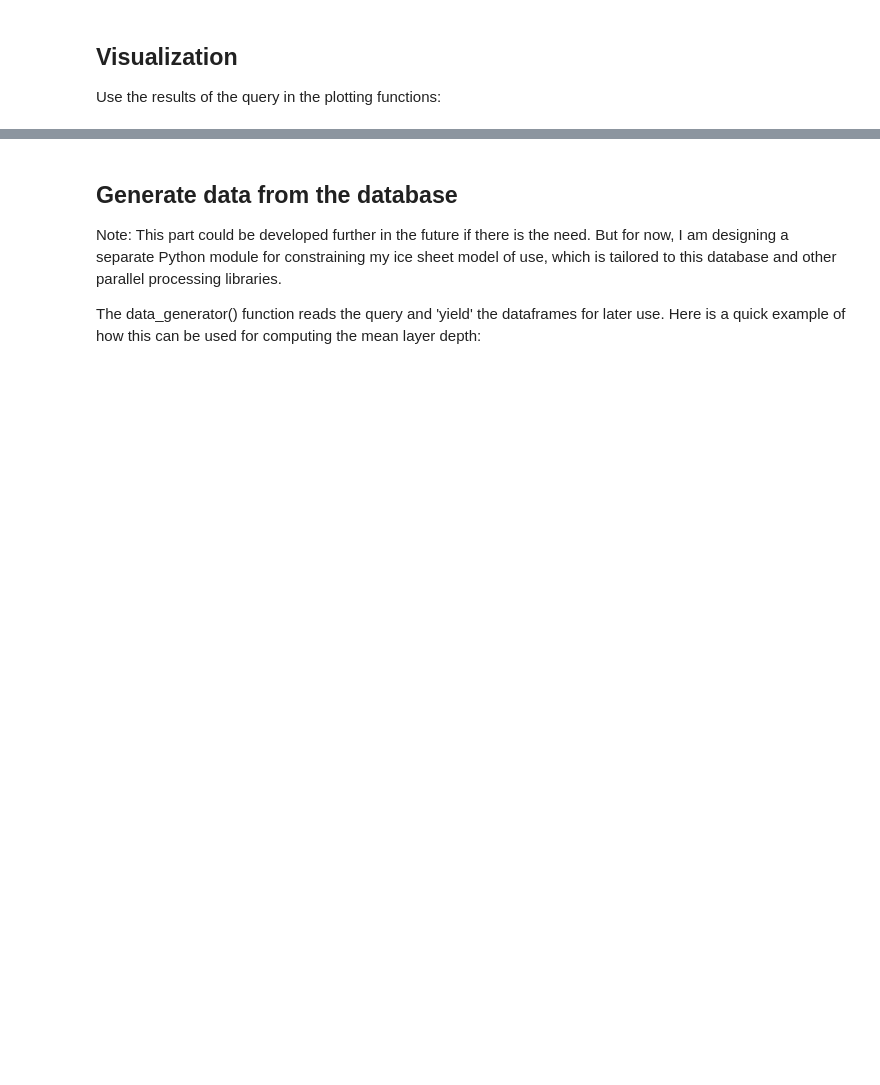
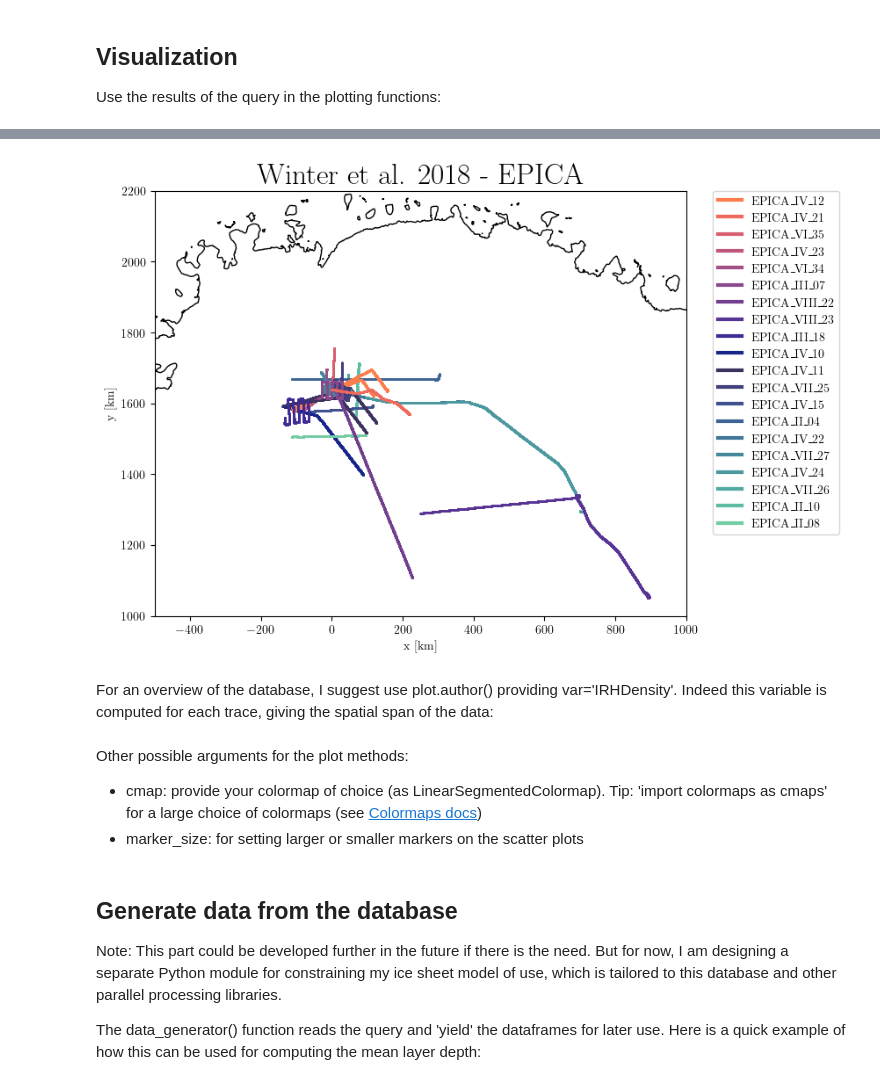
Before and after one commit to antoinehermant/anta_database, a Jupyter notebook: book/quick_start.ipynb, the cells around one changed output, grey strips where cells are left out. Drawn from its saved outputs; the diff is of its cells as text; code cells hidden in the pictures; blank space fills up the shorter version.

```diff
--- a/book/quick_start.ipynb
+++ b/book/quick_start.ipynb
@@ -72,0 +122,11 @@ db.plotXYDepth(results, title='AntArchitecture 38(.1)ka isochrone depth',
+# %%
+results = db.query(author='Winter%', var='IRHDensity', trace_id=['EPICA%'])
+db.plot.trace_id(results, title='Winter et al. 2018 - EPICA',
+                xlim=(-500, 1000),
+                ylim=(1000, 2200),
+                latex=True,
+                )
+# %% [output]
+[figure, added]
+# %% [markdown]
+For an overview of the database, I suggest use plot.author() providing var='IRHDensity'. Indeed this variable is computed for each trace, giving the spatial span of the data:
@@ -73,3 +140,7 @@ db.plotXYDepth(results, title='AntArchitecture 38(.1)ka isochrone depth',
+# %% [markdown]
+Other possible arguments for the plot methods:
+- cmap: provide your colormap of choice (as LinearSegmentedColormap). Tip: 'import colormaps as cmaps' for a large choice of colormaps (see [Colormaps docs](https://pratiman-91.github.io/colormaps/))
+- marker_size: for setting larger or smaller markers on the scatter plots
 # %% [markdown]
 ## Generate data from the database
 
```
Also changed, not shown: parts of 13 cells of this notebook, 8 other files.
